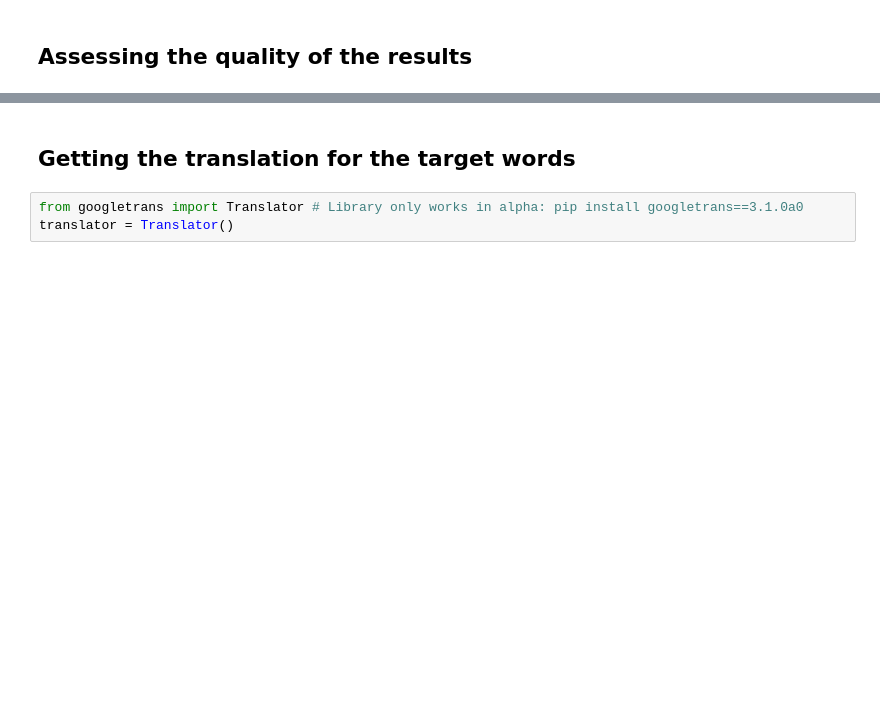
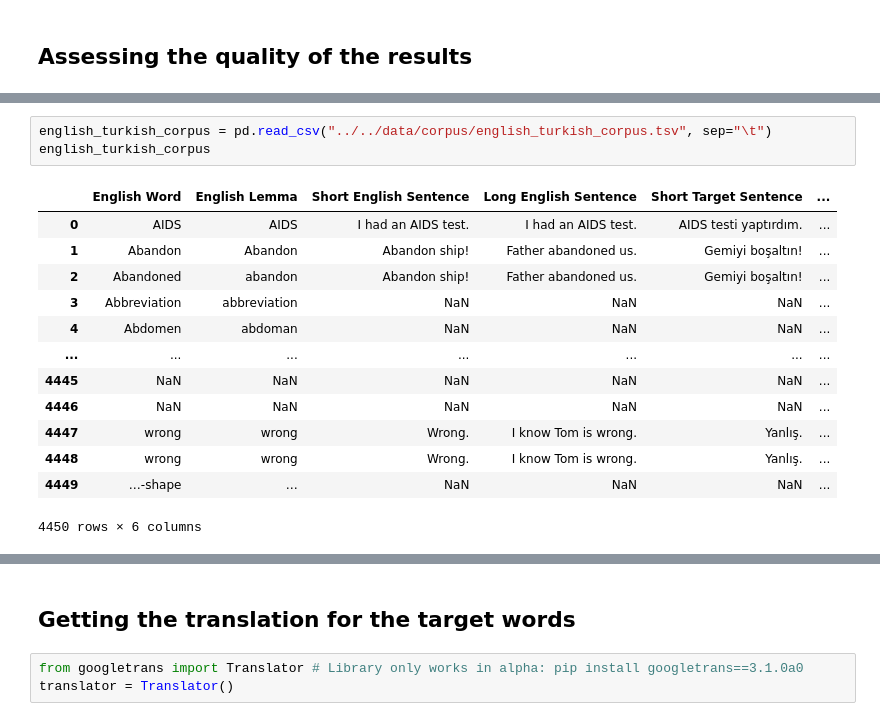
Before and after one commit to hugolpz/WeSpeaxExos, a Jupyter notebook: common/generation/tatoebaExerciseGeneration.ipynb, the cells around one changed output, grey strips where cells are left out. Drawn from its saved outputs; the diff is of its cells as text; blank space fills up the shorter version.

```diff
--- a/common/generation/tatoebaExerciseGeneration.ipynb
+++ b/common/generation/tatoebaExerciseGeneration.ipynb
@@ -157,2 +192,19 @@ Long Target Sentence      4053
 dtype: int64
 Number of words with only one sentence: 0
+# %%
+english_turkish_corpus = pd.read_csv("../../data/corpus/english_turkish_corpus.tsv", sep="\t")
+english_turkish_corpus
+# %% [output]
+|  | English Word | English Lemma | Short English Sentence | Long English Sentence | Short Target Sentence | ... |
+| 0 | AIDS | AIDS | I had an AIDS test. | I had an AIDS test. | AIDS testi yaptırdım. | ... |
+| 1 | Abandon | Abandon | Abandon ship! | Father abandoned us. | Gemiyi boşaltın! | ... |
+| 2 | Abandoned | abandon | Abandon ship! | Father abandoned us. | Gemiyi boşaltın! | ... |
+| 3 | Abbreviation | abbreviation | NaN | NaN | NaN | ... |
+| 4 | Abdomen | abdoman | NaN | NaN | NaN | ... |
+| ... | ... | ... | ... | ... | ... | ... |
+| 4445 | NaN | NaN | NaN | NaN | NaN | ... |
+| 4446 | NaN | NaN | NaN | NaN | NaN | ... |
+| 4447 | wrong | wrong | Wrong. | I know Tom is wrong. | Yanlış. | ... |
+| 4448 | wrong | wrong | Wrong. | I know Tom is wrong. | Yanlış. | ... |
+| 4449 | …-shape | … | NaN | NaN | NaN | ... |
+4450 rows × 6 columns
```
Also changed, not shown: parts of 11 cells of this notebook, 6 other files.
